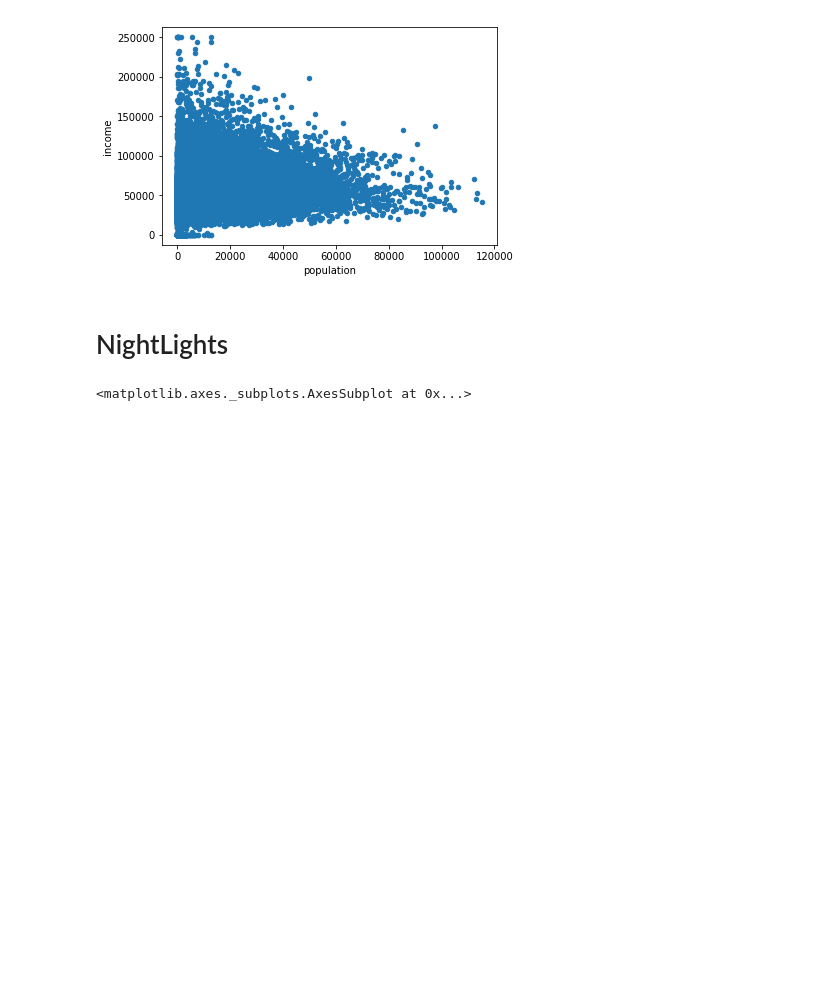
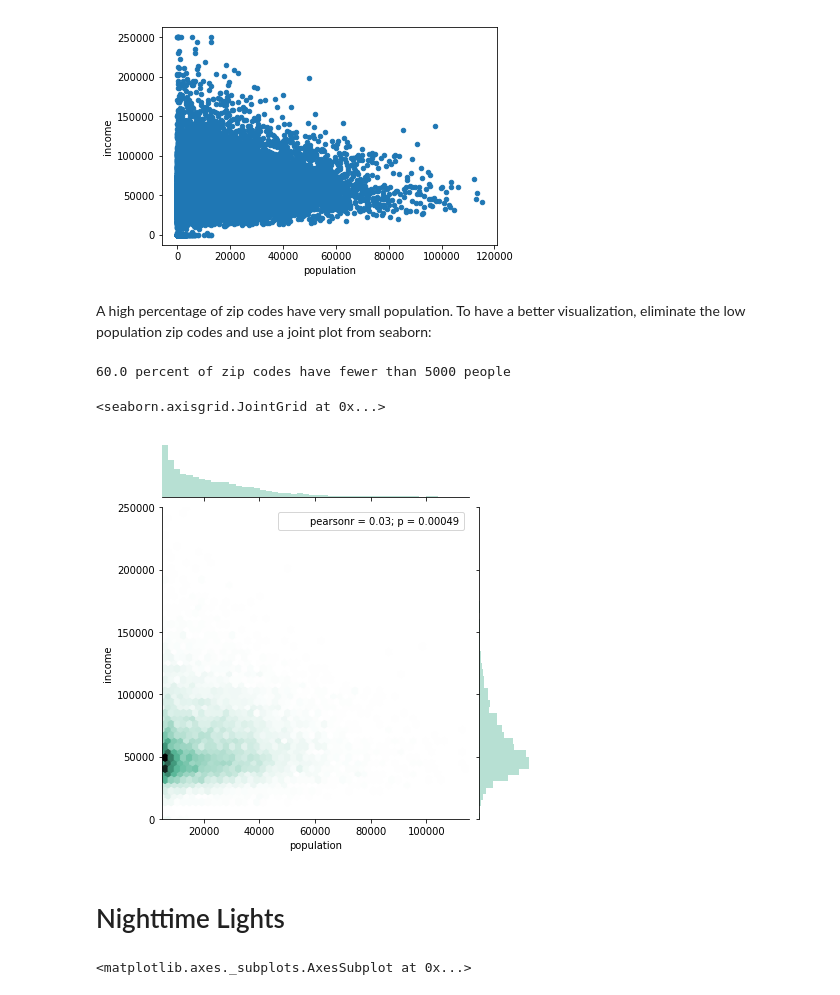
Before and after one commit to dillongardner/PyDataSpatialAnalysis, a Jupyter notebook: examples/US Income.ipynb, the cells around one changed output. Drawn from its saved outputs; the diff is of its cells as text; code cells hidden in the pictures; blank space fills up the shorter version.

```diff
--- a/examples/us_income_night_lights.ipynb
+++ b/examples/US Income.ipynb
@@ -75,8 +77,20 @@ df.plot.scatter(x='population', y='income')
 # %% [output]
 <matplotlib.axes._subplots.AxesSubplot at 0x...>
 [figure]
-# %% [markdown]
-# NightLights
+# %% [markdown]
+A high percentage of zip codes have very small population. To have a better visualization, eliminate the low population zip codes and use a joint plot from seaborn:
+# %%
+print('{:.1f} percent of zip codes have fewer than 5000 people'.format(100.0 * (df.population < 5000).sum() / len(df)))
+# %% [output]
+60.0 percent of zip codes have fewer than 5000 people
+# %%
+tmp = df[df.population >= 5000]
+sns.jointplot(tmp.population, tmp.income, kind="hex", color="#4CB391")
+# %% [output]
+<seaborn.axisgrid.JointGrid at 0x...>
+[figure, added]
+# %% [markdown]
+# Nighttime Lights
 # %%
 import geopandas as gpd
 import rasterio
```
Also changed, not shown: parts of 3 cells of this notebook, 3 other files.
